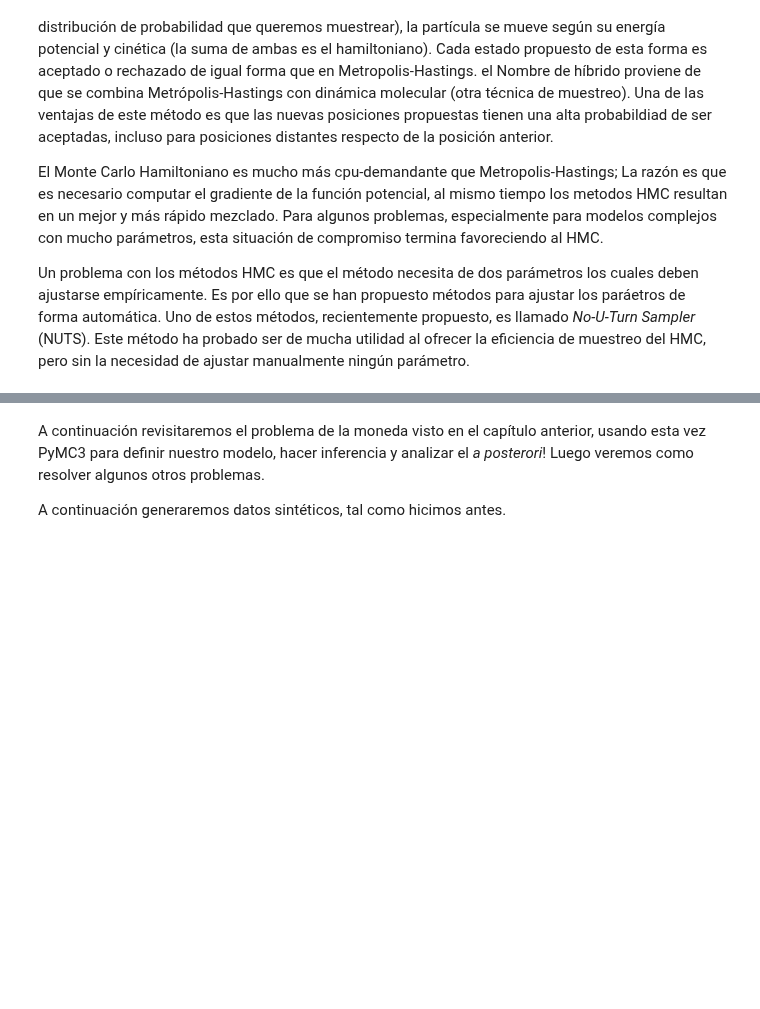
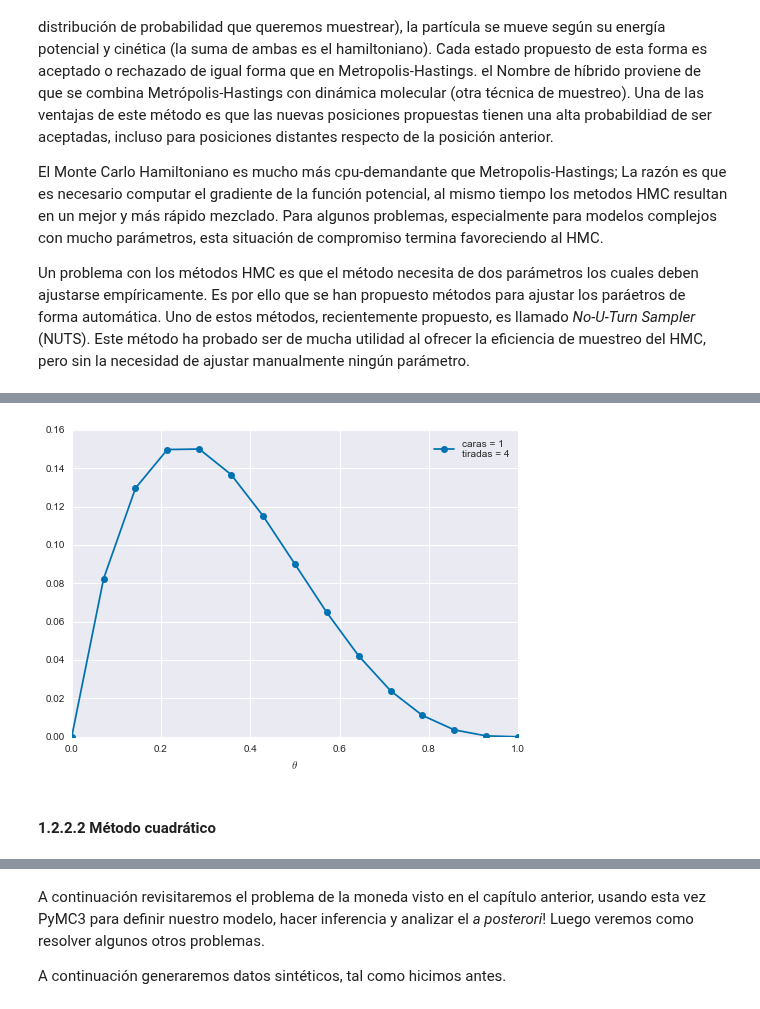
Before and after one commit to jmloyola/EBAD, a Jupyter notebook: 02_Programación_probabilística.ipynb, the cells around one changed output, grey strips where cells are left out. Drawn from its saved outputs; the diff is of its cells as text; code cells hidden in the pictures; blank space fills up the shorter version.

```diff
--- a/02_Programación_probabilística.ipynb
+++ b/02_Programación_probabilística.ipynb
@@ -100,0 +103,22 @@ Un problema con los métodos HMC es que el método necesita de dos parámetros l
+# %%
+def posterior_grid(grid_points=100, heads=6, tosses=9):
+    """
+    A grid implementation for the coin-flip problem
+    """
+    grid = np.linspace(0, 1, grid_points)
+    prior = np.repeat(5, grid_points)
+    likelihood = stats.binom.pmf(heads, tosses, grid)
+    unstd_posterior = likelihood * prior
+    posterior = unstd_posterior / unstd_posterior.sum()
+    return grid, posterior
+# %%
+points = 15
+h, n = 1, 4
+grid, posterior = posterior_grid(points, h, n)
+plt.plot(grid, posterior, 'o-', label='caras = {}\ntiradas = {}'.format(h, n))
+plt.xlabel(r'$\theta$')
+plt.legend(loc=0);
+# %% [output]
+[figure, added]
+# %% [markdown]
+#### 1.2.2.2 Método cuadrático
```
Also changed, not shown: parts of 27 cells of this notebook.
